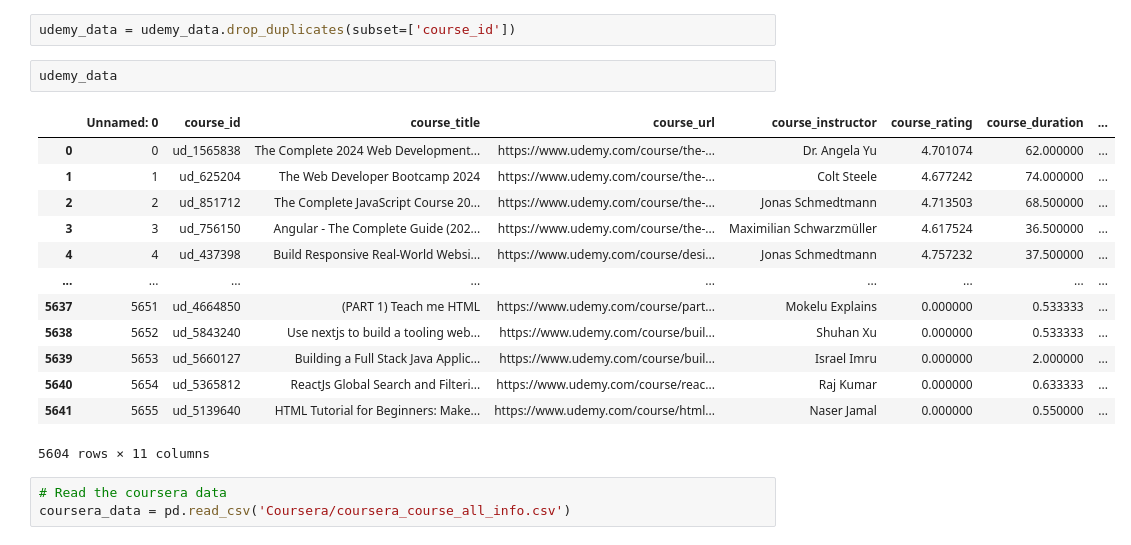
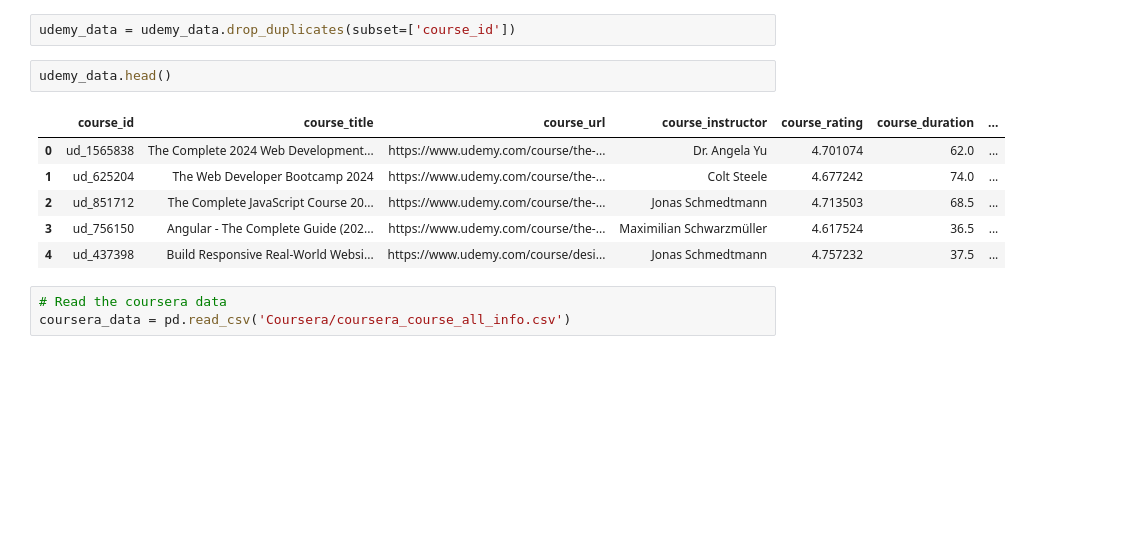
Before and after one commit to shan7030/STA_Project, a Jupyter notebook: Course Recommendation.ipynb, the cells around one changed output. Cells and saved outputs as stored; diff of their text form; blank space fills up the shorter version.

Commit message:
update course recommender

```diff
--- a/Course Recommendation.ipynb
+++ b/Course Recommendation.ipynb
@@ -6,21 +8,14 @@ udemy_data = pd.read_csv('./Udemy/udemy_course_all_info.csv')
 # %%
 udemy_data = udemy_data.drop_duplicates(subset=['course_id'])
 # %%
-udemy_data
+udemy_data.head()
 # %% [output]
-|  | Unnamed: 0 | course_id | course_title | course_url | course_instructor | course_rating | course_duration | ... |
-| 0 | 0 | ud_1565838 | The Complete 2024 Web Development... | https://www.udemy.com/course/the-... | Dr. Angela Yu | 4.701074 | 62.000000 | ... |
-| 1 | 1 | ud_625204 | The Web Developer Bootcamp 2024 | https://www.udemy.com/course/the-... | Colt Steele | 4.677242 | 74.000000 | ... |
-| 2 | 2 | ud_851712 | The Complete JavaScript Course 20... | https://www.udemy.com/course/the-... | Jonas Schmedtmann | 4.713503 | 68.500000 | ... |
-| 3 | 3 | ud_756150 | Angular - The Complete Guide (202... | https://www.udemy.com/course/the-... | Maximilian Schwarzmüller | 4.617524 | 36.500000 | ... |
-| 4 | 4 | ud_437398 | Build Responsive Real-World Websi... | https://www.udemy.com/course/desi... | Jonas Schmedtmann | 4.757232 | 37.500000 | ... |
-| ... | ... | ... | ... | ... | ... | ... | ... | ... |
-| 5637 | 5651 | ud_4664850 | (PART 1) Teach me HTML | https://www.udemy.com/course/part... | Mokelu Explains | 0.000000 | 0.533333 | ... |
-| 5638 | 5652 | ud_5843240 | Use nextjs to build a tooling web... | https://www.udemy.com/course/buil... | Shuhan Xu | 0.000000 | 0.533333 | ... |
-| 5639 | 5653 | ud_5660127 | Building a Full Stack Java Applic... | https://www.udemy.com/course/buil... | Israel Imru | 0.000000 | 2.000000 | ... |
-| 5640 | 5654 | ud_5365812 | ReactJs Global Search and Filteri... | https://www.udemy.com/course/reac... | Raj Kumar | 0.000000 | 0.633333 | ... |
-| 5641 | 5655 | ud_5139640 | HTML Tutorial for Beginners: Make... | https://www.udemy.com/course/html... | Naser Jamal | 0.000000 | 0.550000 | ... |
+|  | course_id | course_title | course_url | course_instructor | course_rating | course_duration | ... |
+| 0 | ud_1565838 | The Complete 2024 Web Development... | https://www.udemy.com/course/the-... | Dr. Angela Yu | 4.701074 | 62.0 | ... |
+| 1 | ud_625204 | The Web Developer Bootcamp 2024 | https://www.udemy.com/course/the-... | Colt Steele | 4.677242 | 74.0 | ... |
+| 2 | ud_851712 | The Complete JavaScript Course 20... | https://www.udemy.com/course/the-... | Jonas Schmedtmann | 4.713503 | 68.5 | ... |
+| 3 | ud_756150 | Angular - The Complete Guide (202... | https://www.udemy.com/course/the-... | Maximilian Schwarzmüller | 4.617524 | 36.5 | ... |
+| 4 | ud_437398 | Build Responsive Real-World Websi... | https://www.udemy.com/course/desi... | Jonas Schmedtmann | 4.757232 | 37.5 | ... |
-5604 rows × 11 columns
 # %%
 # Read the coursera data
 coursera_data = pd.read_csv('Coursera/coursera_course_all_info.csv')
```
Also changed, not shown: parts of 33 cells of this notebook, 2 other files.
